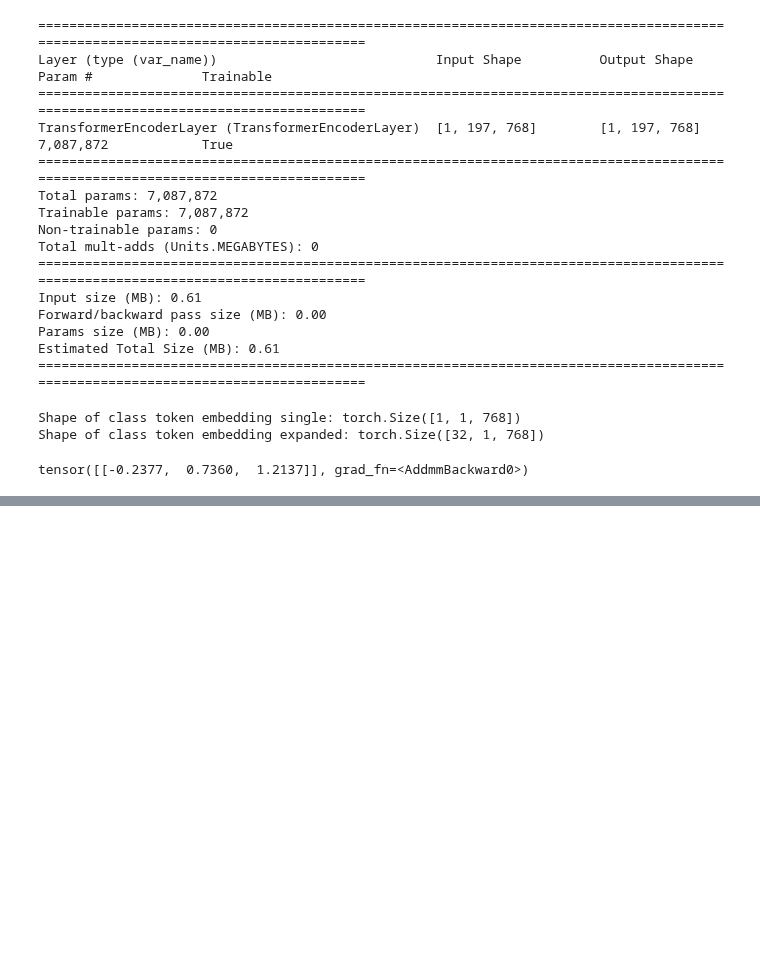
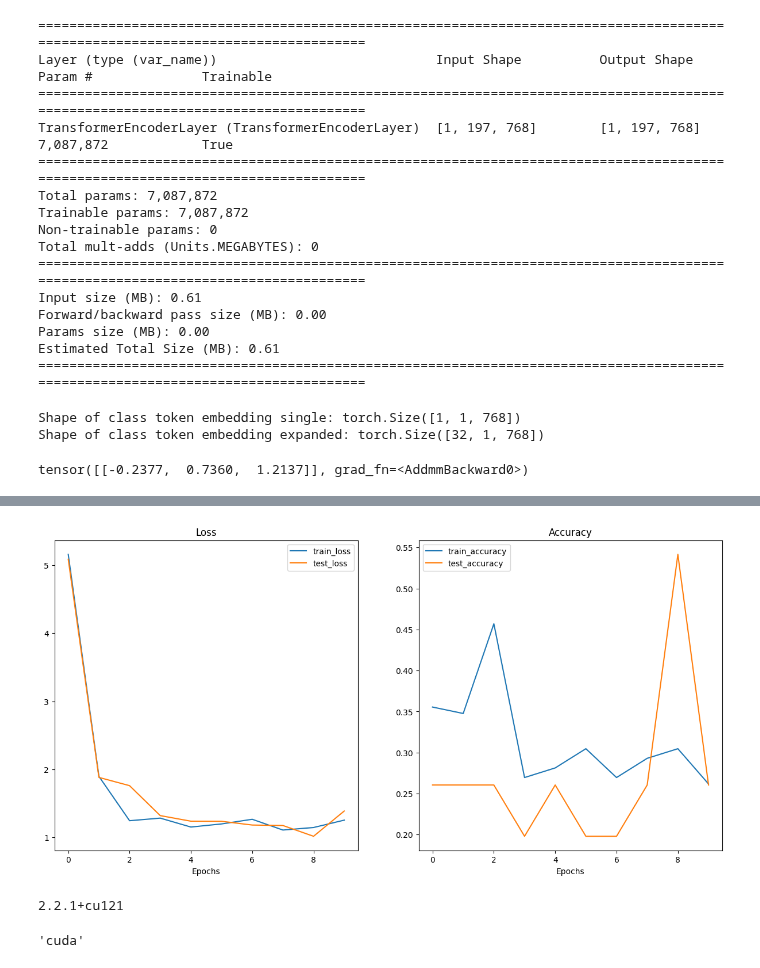
Before and after one commit to AlexanderAKM/Pytorch-Fundamentals, a Jupyter notebook: 08_pytorch_paper_replicating.ipynb, the cells around one changed output, grey strips where cells are left out. Saved outputs shown, nothing was run; the diff lists cells and outputs as text; code cells hidden in the pictures; blank space fills up the shorter version.

```diff
--- a/08_pytorch_paper_replicating.ipynb
+++ b/08_pytorch_paper_replicating.ipynb
@@ -794,0 +847,19 @@ tensor([[-0.2377,  0.7360,  1.2137]], grad_fn=<AddmmBackward0>)
+# %%
+from going_modular import engine
+
+optimizer = torch.optim.Adam(params=vit.parameters(),
+                             lr=3e-3,
+                             betas=(0.9, 0.999),
+                             weight_decay=0.3)
+
+loss_fn = torch.nn.CrossEntropyLoss()
+
+set_seeds()
+
+results = engine.train(model=vit,
+                       train_dataloader=train_dataloader,
+                       test_dataloader=test_dataloader,
+                       optimizer=optimizer,
+                       loss_fn=loss_fn,
+                       epochs=10,
+                       device=device)
@@ -794,0 +877,18 @@ tensor([[-0.2377,  0.7360,  1.2137]], grad_fn=<AddmmBackward0>)
+# %%
+from helper_functions import plot_loss_curves
+
+plot_loss_curves(results)
+# %% [output]
+[figure, added]
+# %%
+# Let's get a pretrained version
+import torch
+import torchvision
+print(torch.__version__)
+# %% [output]
+2.2.1+cu121
+# %%
+device = "cuda" if torch.cuda.is_available() else "cpu"
+device
+# %% [output]
+'cuda'
```
Also changed, not shown: parts of 15 cells of this notebook.
